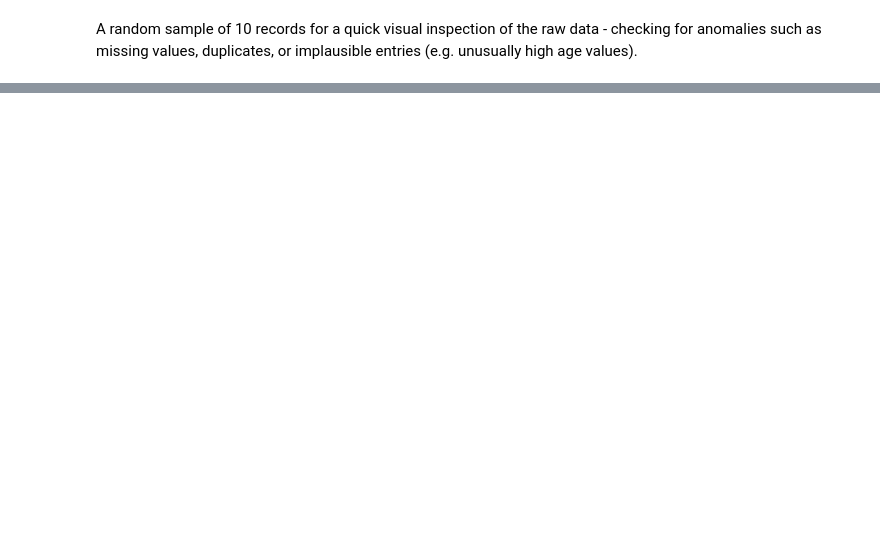
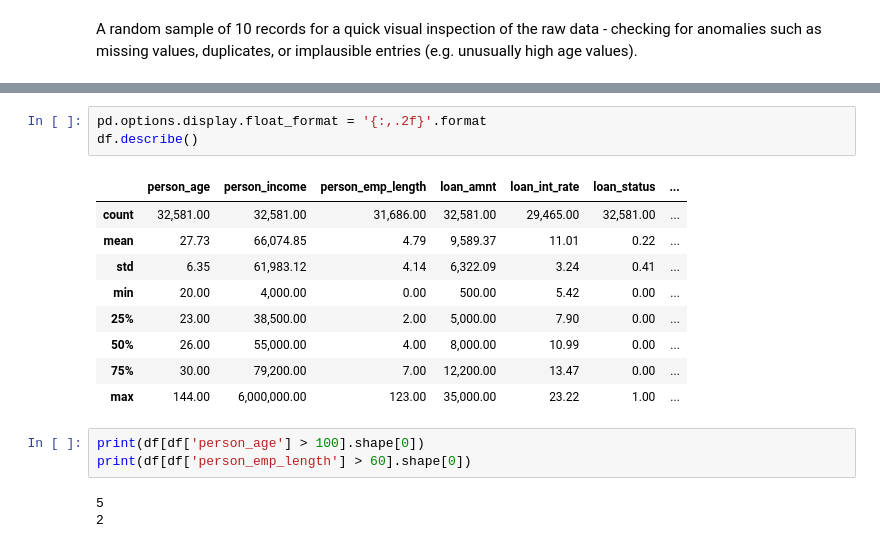
Before and after one commit to i549082/Loan-model, a Jupyter notebook: Loan-prediction.ipynb, the cells around one changed output, grey strips where cells are left out. Drawn from its saved outputs; the diff is of its cells as text; blank space fills up the shorter version.

```diff
--- a/Loan-prediction.ipynb
+++ b/Loan-prediction.ipynb
@@ -41,0 +122,19 @@ print (f"number of rows: {df.shape[0]}, number of columns: {df.shape[1]}")
+# %%
+pd.options.display.float_format = '{:,.2f}'.format
+df.describe()
+# %% [output]
+|  | person_age | person_income | person_emp_length | loan_amnt | loan_int_rate | loan_status | ... |
+| count | 32,581.00 | 32,581.00 | 31,686.00 | 32,581.00 | 29,465.00 | 32,581.00 | ... |
+| mean | 27.73 | 66,074.85 | 4.79 | 9,589.37 | 11.01 | 0.22 | ... |
+| std | 6.35 | 61,983.12 | 4.14 | 6,322.09 | 3.24 | 0.41 | ... |
+| min | 20.00 | 4,000.00 | 0.00 | 500.00 | 5.42 | 0.00 | ... |
+| 25% | 23.00 | 38,500.00 | 2.00 | 5,000.00 | 7.90 | 0.00 | ... |
+| 50% | 26.00 | 55,000.00 | 4.00 | 8,000.00 | 10.99 | 0.00 | ... |
+| 75% | 30.00 | 79,200.00 | 7.00 | 12,200.00 | 13.47 | 0.00 | ... |
+| max | 144.00 | 6,000,000.00 | 123.00 | 35,000.00 | 23.22 | 1.00 | ... |
+# %%
+print(df[df['person_age'] > 100].shape[0])
+print(df[df['person_emp_length'] > 60].shape[0])
+# %% [output]
+5
+2
```
Also changed, not shown: parts of 17 cells of this notebook.
